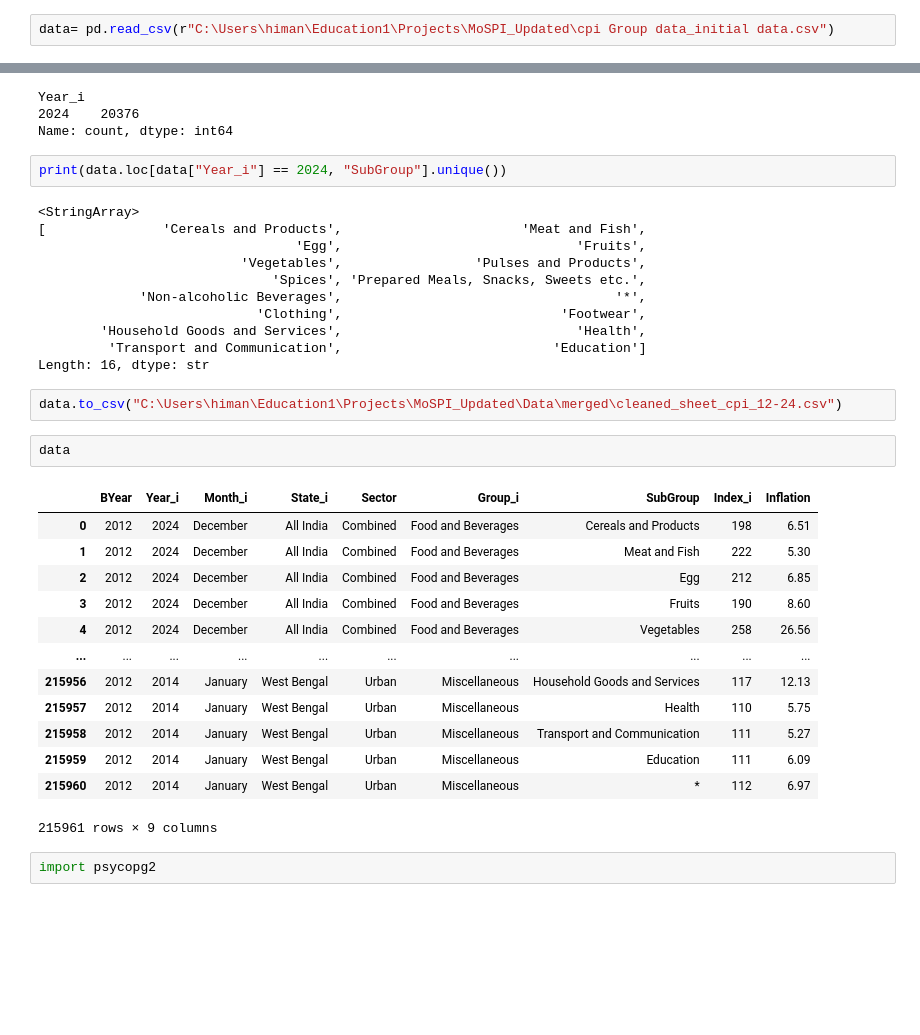
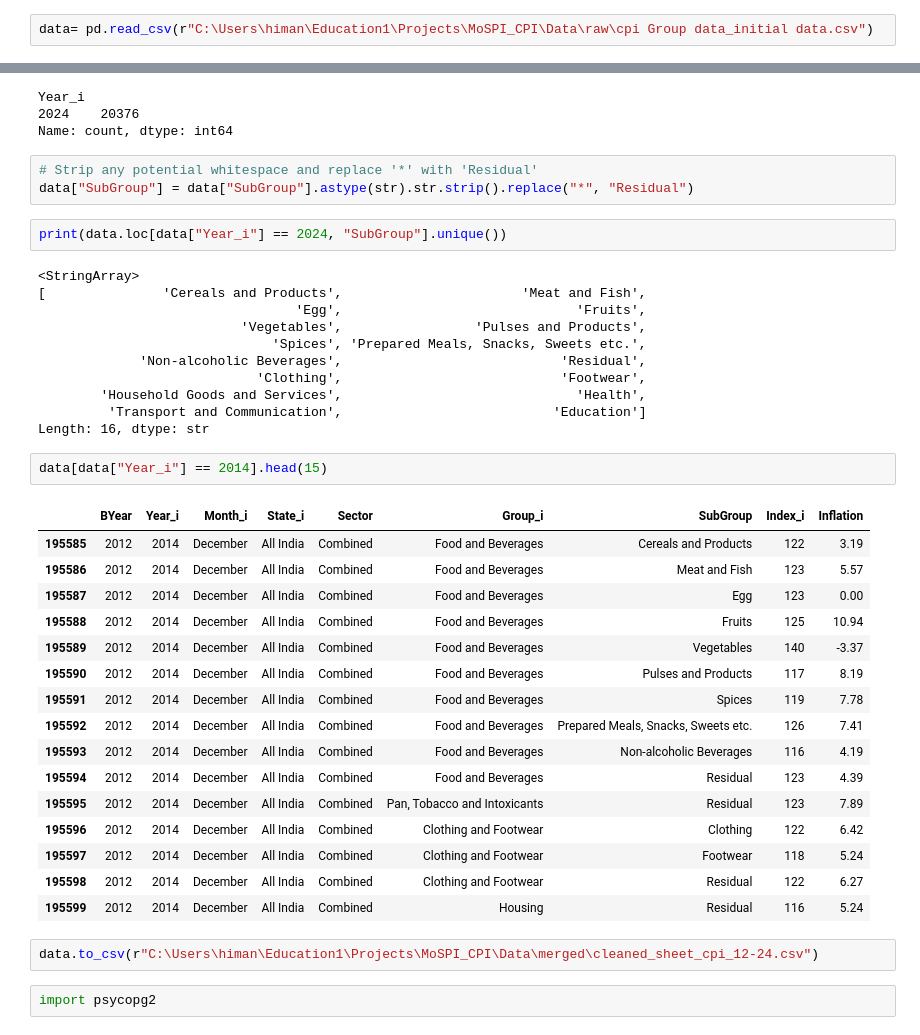
Before and after one commit to himanshukr72/MoSPI_CPI, a Jupyter notebook: notebooks/MoSPI_final_12-24.ipynb, the cells around one changed output, grey strips where cells are left out. Cells and saved outputs as stored; diff of their text form; blank space fills up the shorter version.

Commit message:
Update MoSPI CPI project

```diff
--- a/MoSPI_final_12-24.ipynb
+++ b/notebooks/MoSPI_final_12-24.ipynb
@@ -4,7 +4,7 @@ import matplotlib.pyplot as plt
 import seaborn as sns
 import numpy as np
 # %%
-data= pd.read_csv(r"C:\Users\himan\Education1\Projects\MoSPI_Updated\cpi Group data_initial data.csv")
+data= pd.read_csv(r"C:\Users\himan\Education1\Projects\MoSPI_CPI\Data\raw\cpi Group data_initial data.csv")
 # %%
 data.head(25)
 # %% [output]
@@ -392,6 +392,9 @@ data["Year_i"].value_counts().loc[[2024]]
 Year_i
 2024    20376
 Name: count, dtype: int64
+# %%
+# Strip any potential whitespace and replace '*' with 'Residual'
+data["SubGroup"] = data["SubGroup"].astype(str).str.strip().replace("*", "Residual")
 # %%
 print(data.loc[data["Year_i"] == 2024, "SubGroup"].unique())
 # %% [output]
@@ -400,29 +403,32 @@ print(data.loc[data["Year_i"] == 2024, "SubGroup"].unique())
                                  'Egg',                              'Fruits',
                           'Vegetables',                 'Pulses and Products',
                               'Spices', 'Prepared Meals, Snacks, Sweets etc.',
-             'Non-alcoholic Beverages',                                   '*',
+             'Non-alcoholic Beverages',                            'Residual',
                             'Clothing',                            'Footwear',
         'Household Goods and Services',                              'Health',
          'Transport and Communication',                           'Education']
 Length: 16, dtype: str
-# %%
-data.to_csv("C:\Users\himan\Education1\Projects\MoSPI_Updated\Data\merged\cleaned_sheet_cpi_12-24.csv")
 # %%
-data
+data[data["Year_i"] == 2014].head(15)
 # %% [output]
 |  | BYear | Year_i | Month_i | State_i | Sector | Group_i | SubGroup | Index_i | Inflation |
-| 0 | 2012 | 2024 | December | All India | Combined | Food and Beverages | Cereals and Products | 198 | 6.51 |
-| 1 | 2012 | 2024 | December | All India | Combined | Food and Beverages | Meat and Fish | 222 | 5.30 |
-| 2 | 2012 | 2024 | December | All India | Combined | Food and Beverages | Egg | 212 | 6.85 |
-| 3 | 2012 | 2024 | December | All India | Combined | Food and Beverages | Fruits | 190 | 8.60 |
-| 4 | 2012 | 2024 | December | All India | Combined | Food and Beverages | Vegetables | 258 | 26.56 |
-| ... | ... | ... | ... | ... | ... | ... | ... | ... | ... |
-| 215956 | 2012 | 2014 | January | West Bengal | Urban | Miscellaneous | Household Goods and Services | 117 | 12.13 |
-| 215957 | 2012 | 2014 | January | West Bengal | Urban | Miscellaneous | Health | 110 | 5.75 |
-| 215958 | 2012 | 2014 | January | West Bengal | Urban | Miscellaneous | Transport and Communication | 111 | 5.27 |
-| 215959 | 2012 | 2014 | January | West Bengal | Urban | Miscellaneous | Education | 111 | 6.09 |
-| 215960 | 2012 | 2014 | January | West Bengal | Urban | Miscellaneous | * | 112 | 6.97 |
+| 195585 | 2012 | 2014 | December | All India | Combined | Food and Beverages | Cereals and Products | 122 | 3.19 |
+| 195586 | 2012 | 2014 | December | All India | Combined | Food and Beverages | Meat and Fish | 123 | 5.57 |
+| 195587 | 2012 | 2014 | December | All India | Combined | Food and Beverages | Egg | 123 | 0.00 |
+| 195588 | 2012 | 2014 | December | All India | Combined | Food and Beverages | Fruits | 125 | 10.94 |
+| 195589 | 2012 | 2014 | December | All India | Combined | Food and Beverages | Vegetables | 140 | -3.37 |
+| 195590 | 2012 | 2014 | December | All India | Combined | Food and Beverages | Pulses and Products | 117 | 8.19 |
+| 195591 | 2012 | 2014 | December | All India | Combined | Food and Beverages | Spices | 119 | 7.78 |
+| 195592 | 2012 | 2014 | December | All India | Combined | Food and Beverages | Prepared Meals, Snacks, Sweets etc. | 126 | 7.41 |
+| 195593 | 2012 | 2014 | December | All India | Combined | Food and Beverages | Non-alcoholic Beverages | 116 | 4.19 |
+| 195594 | 2012 | 2014 | December | All India | Combined | Food and Beverages | Residual | 123 | 4.39 |
+| 195595 | 2012 | 2014 | December | All India | Combined | Pan, Tobacco and Intoxicants | Residual | 123 | 7.89 |
+| 195596 | 2012 | 2014 | December | All India | Combined | Clothing and Footwear | Clothing | 122 | 6.42 |
+| 195597 | 2012 | 2014 | December | All India | Combined | Clothing and Footwear | Footwear | 118 | 5.24 |
+| 195598 | 2012 | 2014 | December | All India | Combined | Clothing and Footwear | Residual | 122 | 6.27 |
+| 195599 | 2012 | 2014 | December | All India | Combined | Housing | Residual | 116 | 5.24 |
-215961 rows × 9 columns
+# %%
+data.to_csv(r"C:\Users\himan\Education1\Projects\MoSPI_CPI\Data\merged\cleaned_sheet_cpi_12-24.csv")
 # %%
 import psycopg2
 # %%
```
Also changed, not shown: parts of 5 cells of this notebook, 16 other files.
